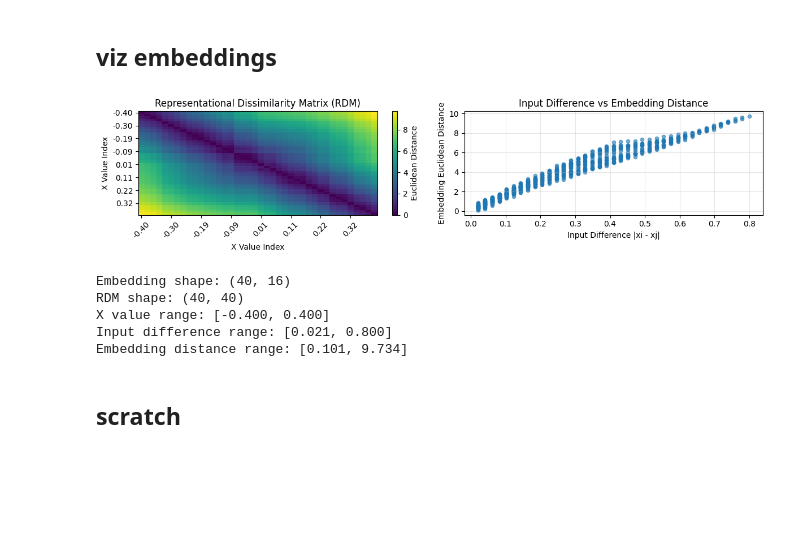
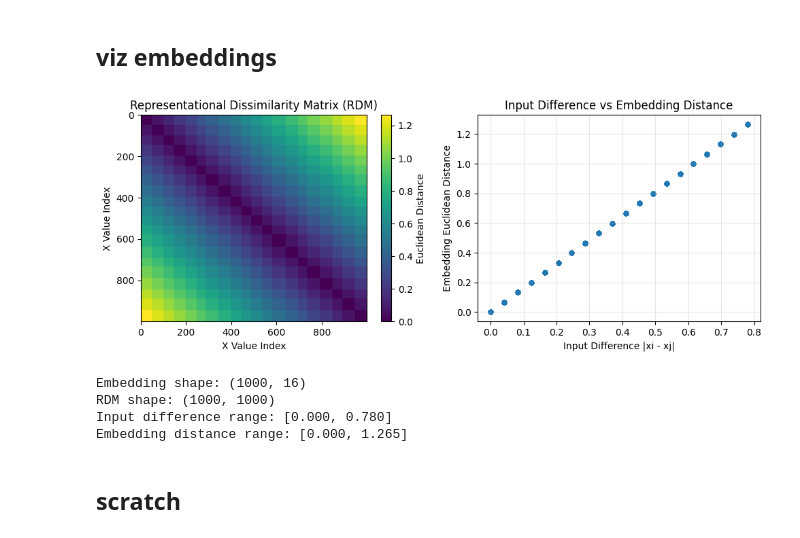
Before and after one commit to siyer7/asymmetry_design, a Jupyter notebook: code/NN.ipynb, the cells around one changed output. Saved outputs shown, nothing was run; the diff lists cells and outputs as text; code cells hidden in the pictures; blank space fills up the shorter version.

Commit message:
noised Y as a function of X. about to add embedding noise instead.

```diff
--- a/code/NN.ipynb
+++ b/code/NN.ipynb
@@ -52,13 +93,17 @@ from torch.optim import Adam
 
 # Define the model architecture
 class NoisyModel(nn.Module):
-    def __init__(self, embedding_noise=0.1, production_noise=0.05):
+    def __init__(self, embedding_noise=.1, production_noise=0.05):
         super().__init__()
         self.linear1 = nn.Linear(1, 16)
         self.relu = nn.ReLU()
         self.linear2 = nn.Linear(16, 1)
         self.embedding_noise = embedding_noise
         self.production_noise = production_noise
+
+        # Better initialization for wider output range
+        with torch.no_grad():
+            self.linear2.weight.data *= 2.0  # Scale up final layer weights
 
     def forward(self, x):
         # First layer
@@ -70,20 +115,18 @@ class NoisyModel(nn.Module):
         output = self.linear2(hidden)
         output = output + torch.randn_like(output) * self.production_noise
 
-        # Smooth constraint using tanh (no sharp boundaries)
-        output = torch.tanh(output) * 0.4  # Maps to [-0.4, 0.4] smoothly
+        # No constraint - let the model predict freely
         return output
 
 # Create noisy model
-model = NoisyModel(embedding_noise=0.15, production_noise=0.1)
+model = NoisyModel(embedding_noise=.0, production_noise=.0)
 
-
-# Hyperparameters
+# Hyperparameters - increased learning rate and epochs
 divider_position = 0.0
-boundary_width   = 0.1
-learning_rate    = 1e-2
+boundary_width   = 0.05
+learning_rate    = 3e-2  # Increased from 1e-2
 batch_size       = 128
-num_epochs       = 50
+num_epochs       = 200   # Increased from 50
 
 # Prepare data loader
 dataset    = TensorDataset(X, Y, labels)
@@ -238,9 +300,10 @@ def get_embeddings(model, x_vals):
 
     return np.array(embeddings)
 
-# Sample 40 evenly spaced X values across the range
-x_min, x_max = X_np.min(), X_np.max()
-x_test = np.linspace(x_min, x_max, 40)
+# Option 1: Sample from actual training distribution
+x_test = np.random.choice(X_np, size=1000, replace=False)
+x_test = np.sort(x_test)  # Sort for visualization
+
 
 # Get embeddings for these X values
 embeddings = get_embeddings(model, x_test)
@@ -256,48 +319,47 @@ embed_dists = []
 for i in range(len(x_test)):
     for j in range(i+1, len(x_test)):
         input_diffs.append(abs(x_test[i] - x_test[j]))
         embed_dists.append(rdm[i, j])
 
 # Plot the RDM and additional analysis
-fig, axs = plt.subplots(1, 2, figsize=(12, 3))
+fig, axs = plt.subplots(1, 2, figsize=(10, 4))
 
 # RDM heatmap
 im = axs[0].imshow(rdm, cmap='viridis', aspect='auto')
 axs[0].set_title('Representational Dissimilarity Matrix (RDM)')
 axs[0].set_xlabel('X Value Index')
 axs[0].set_ylabel('X Value Index')
 fig.colorbar(im, ax=axs[0], label='Euclidean Distance')
 
-# Add tick labels showing actual X values (every 5th value for readability)
-tick_indices = np.arange(0, 40, 5)
-tick_labels = [f'{x_test[i]:.2f}' for i in tick_indices]
-axs[0].set_xticks(tick_indices)
-axs[0].set_yticks(tick_indices)
-axs[0].set_xticklabels(tick_labels, rotation=45)
-axs[0].set_yticklabels(tick_labels)
+# # Add tick labels showing actual X values (every 5th value for readability)
+# tick_indices = np.arange(0, 40, 5)
+# tick_labels = [f'{x_test[i]:.2f}' for i in tick_indices]
+# axs[0].set_xticks(tick_indices)
+# axs[0].set_yticks(tick_indices)
+# axs[0].set_xticklabels(tick_labels, rotation=45)
+# axs[0].set_yticklabels(tick_labels)
 
 # Plot input difference vs embedding distance
 axs[1].scatter(input_diffs, embed_dists, alpha=0.6, s=20)
 axs[1].set_xlabel('Input Difference |xi - xj|')
 axs[1].set_ylabel('Embedding Euclidean Distance')
 axs[1].set_title('Input Difference vs Embedding Distance')
 axs[1].grid(True, alpha=0.3)
 
 plt.tight_layout()
 plt.show()
 
 print(f"Embedding shape: {embeddings.shape}")
 print(f"RDM shape: {rdm.shape}")
-print(f"X value range: [{x_min:.3f}, {x_max:.3f}]")
+# print(f"X value range: [{x_min:.3f}, {x_max:.3f}]")
 print(f"Input difference range: [{min(input_diffs):.3f}, {max(input_diffs):.3f}]")
 print(f"Embedding distance range: [{min(embed_dists):.3f}, {max(embed_dists):.3f}]")
 # %% [output]
-[figure, old version]
+[figure, new version]
-Embedding shape: (40, 16)
-RDM shape: (40, 40)
-X value range: [-0.400, 0.400]
-Input difference range: [0.021, 0.800]
-Embedding distance range: [0.101, 9.734]
+Embedding shape: (1000, 16)
+RDM shape: (1000, 1000)
+Input difference range: [0.000, 0.780]
+Embedding distance range: [0.000, 1.265]
 # %% [markdown]
 ## scratch
 # %%
```
Also changed, not shown: parts of 8 cells of this notebook.
